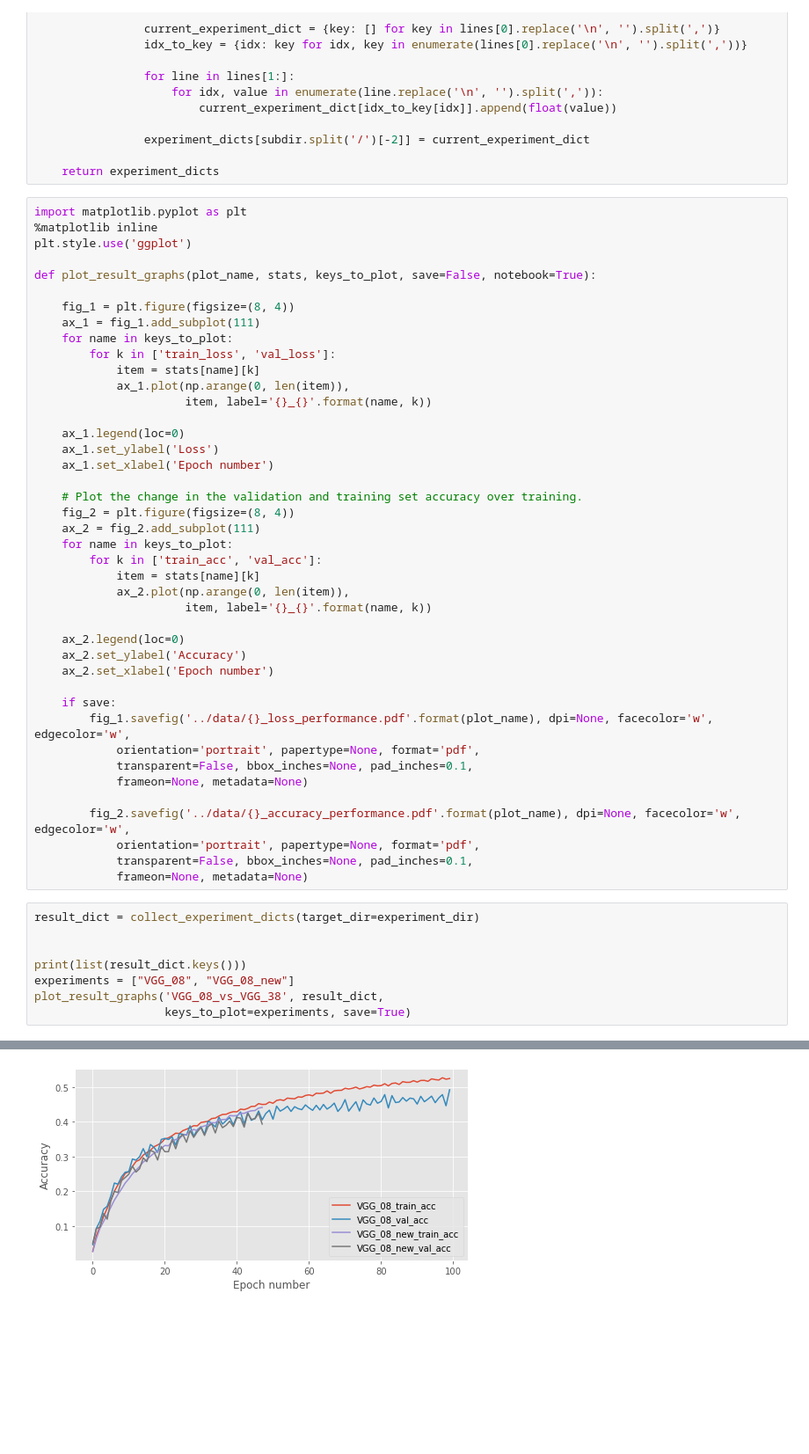
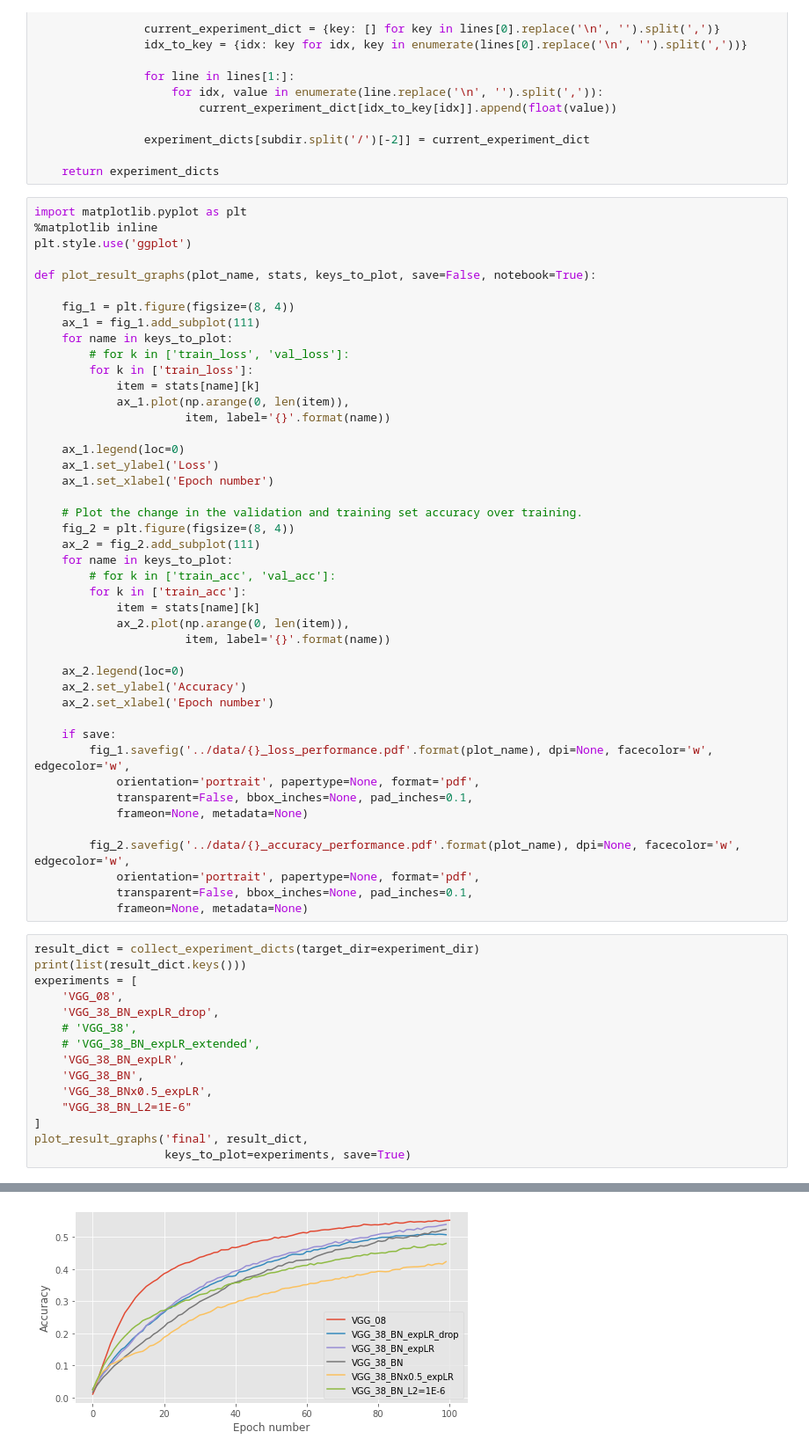
Before and after one commit to rokasgie/mlpractical, a Jupyter notebook: notebooks/Plot_Results.ipynb, the cells around one changed output, grey strips where cells are left out. Shown at 88% size. Saved outputs shown, nothing was run; the diff lists cells and outputs as text; blank space fills up the shorter version.

```diff
--- a/notebooks/Plot_Results.ipynb
+++ b/notebooks/Plot_Results.ipynb
@@ -46,10 +46,11 @@ def plot_result_graphs(plot_name, stats, keys_to_plot, save=False, notebook=True
     fig_1 = plt.figure(figsize=(8, 4))
     ax_1 = fig_1.add_subplot(111)
     for name in keys_to_plot:
-        for k in ['train_loss', 'val_loss']:
+        # for k in ['train_loss', 'val_loss']:
+        for k in ['train_loss']:
             item = stats[name][k]
             ax_1.plot(np.arange(0, len(item)),
-                      item, label='{}_{}'.format(name, k))
+                      item, label='{}'.format(name))
 
     ax_1.legend(loc=0)
     ax_1.set_ylabel('Loss')
@@ -59,10 +60,11 @@ def plot_result_graphs(plot_name, stats, keys_to_plot, save=False, notebook=True
     fig_2 = plt.figure(figsize=(8, 4))
     ax_2 = fig_2.add_subplot(111)
     for name in keys_to_plot:
-        for k in ['train_acc', 'val_acc']:
+        # for k in ['train_acc', 'val_acc']:
+        for k in ['train_acc']:
             item = stats[name][k]
             ax_2.plot(np.arange(0, len(item)),
-                      item, label='{}_{}'.format(name, k))
+                      item, label='{}'.format(name))
 
     ax_2.legend(loc=0)
     ax_2.set_ylabel('Accuracy')
@@ -80,10 +82,17 @@ def plot_result_graphs(plot_name, stats, keys_to_plot, save=False, notebook=True
             frameon=None, metadata=None)
 # %%
 result_dict = collect_experiment_dicts(target_dir=experiment_dir)
-
-
 print(list(result_dict.keys()))
-experiments = ["VGG_08", "VGG_08_new"]
-plot_result_graphs('VGG_08_vs_VGG_38', result_dict,
+experiments = [
+    'VGG_08',
+    'VGG_38_BN_expLR_drop',
+    # 'VGG_38',
+    # 'VGG_38_BN_expLR_extended',
+    'VGG_38_BN_expLR',
+    'VGG_38_BN',
+    'VGG_38_BNx0.5_expLR',
+    "VGG_38_BN_L2=1E-6"
+]
+plot_result_graphs('final', result_dict,
                    keys_to_plot=experiments, save=True)
 # %% [output]
@@ -94 +103 @@ The frameon kwarg was deprecated in Matplotlib 3.1 and will be removed in 3.3. U
-[figure, old version]
+[figure, new version]
```
Also changed, not shown: parts of 2 cells of this notebook, 1 other file.
